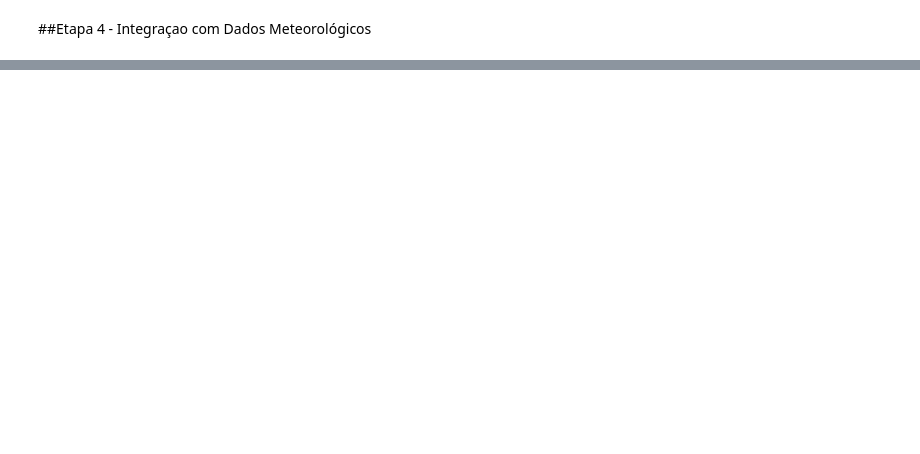
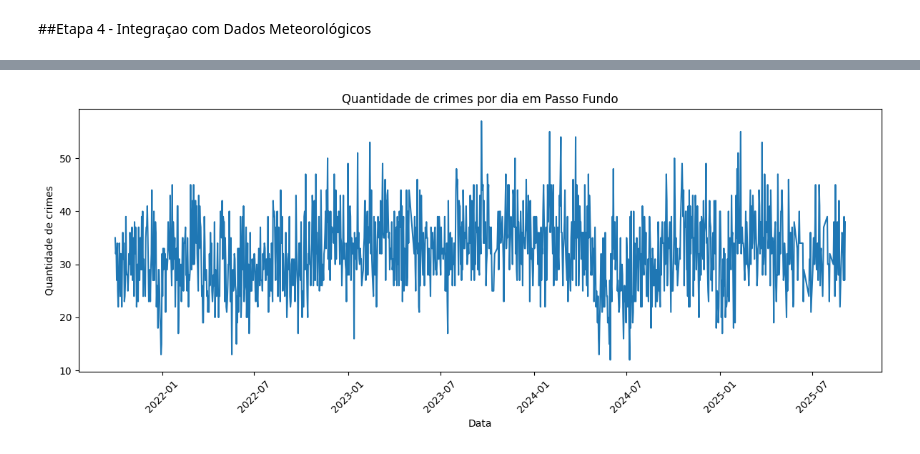
Before and after one commit to WagnerZS/Projeto-de-Integracao-de-Dados-de-Criminalidade-e-Meteorologia-em-Passo-Fundo, a Jupyter notebook: Projeto_de_Integração_de_Dados_de_Criminalidade_e_Meteorologia_em_Passo_Fundo.ipynb, the cells around one changed output, grey strips where cells are left out. Drawn from its saved outputs; the diff is of its cells as text; code cells hidden in the pictures; blank space fills up the shorter version.

```diff
--- a/Projeto_de_Integração_de_Dados_de_Criminalidade_e_Meteorologia_em_Passo_Fundo.ipynb
+++ b/Projeto_de_Integração_de_Dados_de_Criminalidade_e_Meteorologia_em_Passo_Fundo.ipynb
@@ -300,0 +447,9 @@ memory usage: 80.2+ KB
+# %%
+categorical_columns = [
+    'grupo_fato', 'tipo_enquadramento', 'tipo_fato', 'municipio_fato',
+    'local_fato', 'bairro', 'sexo_vitimas', 'cor_vitimas'
+]
+
+for col in categorical_columns:
+    if col in dfCriminalidadeMeteorologia.columns:
+        dfCriminalidadeMeteorologia[col] = corrigir_categorias(dfCriminalidadeMeteorologia[col])
@@ -300,0 +521,10 @@ memory usage: 80.2+ KB
+# %%
+# Tratando outliers
+for col in colunas_numericas:
+    q1 = dfCriminalidadeMeteorologia[col].quantile(0.25)
+    q3 = dfCriminalidadeMeteorologia[col].quantile(0.75)
+    iqr = q3 - q1
+    limite_inferior = q1 - 1.5 * iqr
+    limite_superior = q3 + 1.5 * iqr
+
+    dfCriminalidadeMeteorologia[col] = dfCriminalidadeMeteorologia[col].clip(lower=limite_inferior, upper=limite_superior)
@@ -300,0 +551,14 @@ memory usage: 80.2+ KB
+# %%
+# Normalizar ou padronizar variáveis numéricas
+from sklearn.preprocessing import MinMaxScaler
+
+scaler = MinMaxScaler()
+
+colunas_numericas = ['precipitacao_total_diaria', 'temperatura_maxima_diaria',
+                     'temperatura_minima_diaria', 'umidade_relativa_media_diaria',
+                     'velocidade_media_diaria', 'idade_vitimas']
+
+df_final_normalizado = dfCriminalidadeMeteorologia.copy()
+df_final_normalizado[colunas_numericas] = scaler.fit_transform(dfCriminalidadeMeteorologia[colunas_numericas])
+
+df_final_normalizado.info()
@@ -300,0 +598,14 @@ memory usage: 80.2+ KB
+# %%
+# Crimes por dia
+dfCrimesDia = df_final_normalizado.groupby('data').size().reset_index(name='qtd_crimes')
+
+plt.figure(figsize=(12,5))
+plt.plot(dfCrimesDia['data'], dfCrimesDia['qtd_crimes'])
+plt.xticks(rotation=45)
+plt.title('Quantidade de crimes por dia em Passo Fundo')
+plt.xlabel('Data')
+plt.ylabel('Quantidade de crimes')
+plt.tight_layout()
+plt.show()
+# %% [output]
+[figure, added]
```
Also changed, not shown: parts of 20 cells of this notebook.
